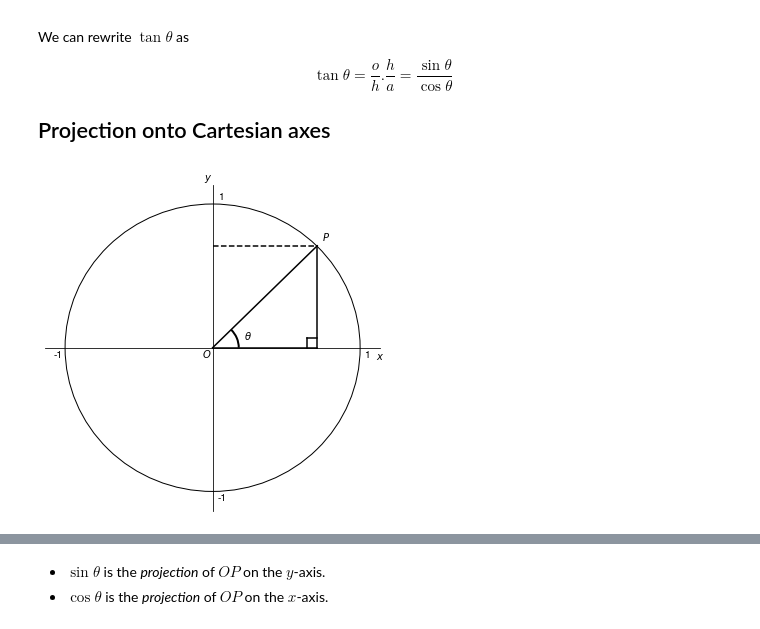
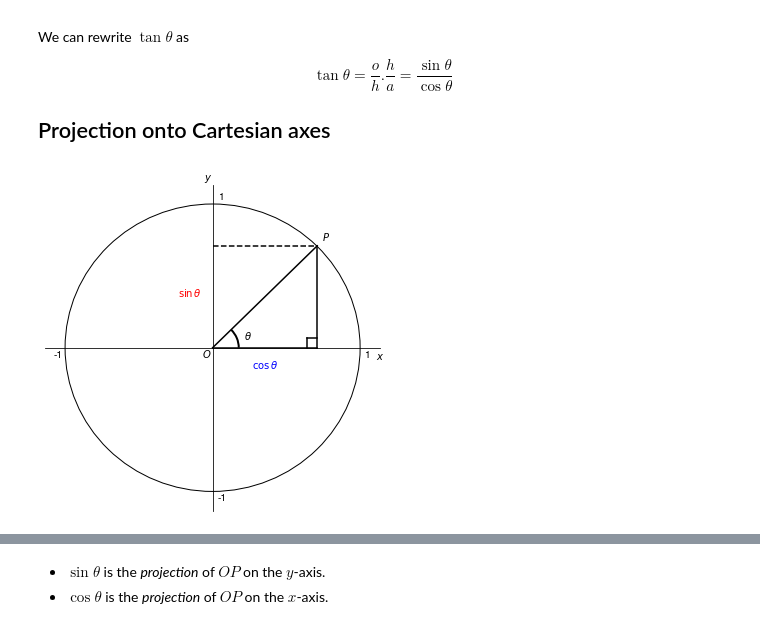
Before and after one commit to philipwfowler/quantitative_biochemistry, a Jupyter notebook: quantitative_biochemistry/Lecture-04-Trigonometry-and-Differentiation.ipynb, the cells around one changed output, grey strips where cells are left out. Saved outputs shown, nothing was run; the diff lists cells and outputs as text; code cells hidden in the pictures.

```diff
--- a/quantitative_biochemistry/Lecture-04-Trigonometry-and-Differentiation.ipynb
+++ b/quantitative_biochemistry/Lecture-04-Trigonometry-and-Differentiation.ipynb
@@ -110,35 +110,36 @@ graph.plot((0,1),(0,1),'k-')
 graph.plot((0,1),(1,1),'k--')
 
 graph.plot((0.9,0.9),(0,0.1),'k-')
 graph.plot((0.9,1),(0.1,0.1),'k-')
 
 graph.annotate('$P$',xy=(1.05,1.05),c='k',ha='left')
 graph.annotate('1',xy=(1.45,-0.1),c='k',ha='left')
 graph.annotate('-1',xy=(-1.52,-0.1),c='k',ha='left')
 graph.annotate('1',xy=(0.05,1.45),c='k',ha='left')
 graph.annotate('-1',xy=(0.05,-1.5),c='k',ha='left')
 graph.annotate('$O$',xy=(-0.1,-0.1),c='k',ha='left')
 
-# graph.annotate('opposite',xy=(1.05,0.5),c='k',ha='left')
+graph.annotate('$\cos \\theta $',xy=(0.5,-0.2),c='b',ha='center')
+graph.annotate('$\sin \\theta $',xy=(-0.1,0.5),c='r',ha='right')
 # graph.annotate('hypotenuse',xy=(0.45,0.5),c='k',ha='right')
 
 e1 = patches.Arc((0,0), 0.5,0.5,
                      angle=0, linewidth=2, fill=False, zorder=2,theta1=0, theta2=45)
 graph.add_patch(e1)
 
 e2 = patches.Ellipse((0,0), 2.82,2.82,
                      angle=0, linewidth=1, fill=False, zorder=2)
 graph.add_patch(e2)
 
 
 
 graph.annotate('$\\theta$',xy=(0.3,0.08),c='k',ha='left')
 
 plt.show()
 
 code_toggle()
 # %% [output]
-[figure, old version]
+[figure, new version]
 [interactive output not drawn]
 # %% [markdown]
 * $\sin \theta$ is the *projection* of $OP$ on the $y$-axis.
```
Also changed, not shown: parts of 1 cell of this notebook, 5 other files.
